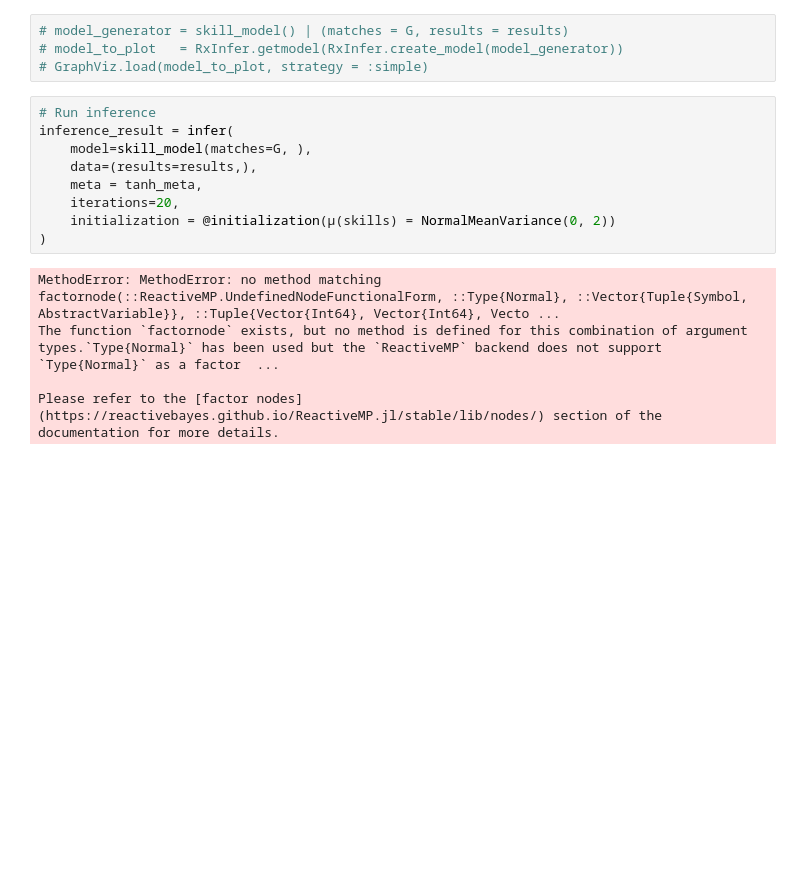
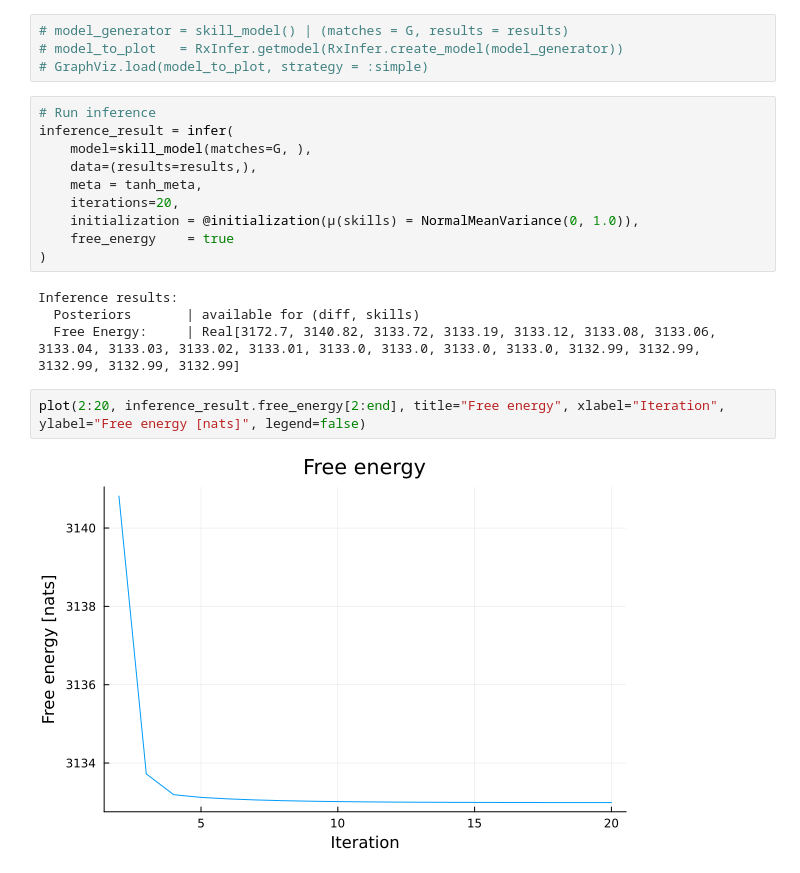
Before and after one commit to ofs416/Graph_Models, a Jupyter notebook: skill.ipynb, the cells around one changed output. Drawn from its saved outputs; the diff is of its cells as text; blank space fills up the shorter version.

```diff
--- a/skill.ipynb
+++ b/skill.ipynb
@@ -52,13 +52,17 @@ inference_result = infer(
     data=(results=results,),
     meta = tanh_meta,
     iterations=20,
-    initialization = @initialization(μ(skills) = NormalMeanVariance(0, 2))
+    initialization = @initialization(μ(skills) = NormalMeanVariance(0, 1.0)),
+    free_energy    = true
 )
 # %% [output]
-MethodError: MethodError: no method matching factornode(::ReactiveMP.UndefinedNodeFunctionalForm, ::Type{Normal}, ::Vector{Tuple{Symbol, AbstractVariable}}, ::Tuple{Vector{Int64}, Vector{Int64}, Vecto ...
-The function `factornode` exists, but no method is defined for this combination of argument types.`Type{Normal}` has been used but the `ReactiveMP` backend does not support `Type{Normal}` as a factor  ...
-
-Please refer to the [factor nodes](https://reactivebayes.github.io/ReactiveMP.jl/stable/lib/nodes/) section of the documentation for more details.
+Inference results:
+  Posteriors       | available for (diff, skills)
+  Free Energy:     | Real[3172.7, 3140.82, 3133.72, 3133.19, 3133.12, 3133.08, 3133.06, 3133.04, 3133.03, 3133.02, 3133.01, 3133.0, 3133.0, 3133.0, 3133.0, 3132.99, 3132.99, 3132.99, 3132.99, 3132.99]
+# %%
+plot(2:20, inference_result.free_energy[2:end], title="Free energy", xlabel="Iteration", ylabel="Free energy [nats]", legend=false)
+# %% [output]
+[figure, added]
 # %%
 # Extract posterior means and variances for each player's skill
 posterior_skills = inference_result.posteriors[:skills][end]
```
Also changed, not shown: parts of 4 cells of this notebook.
